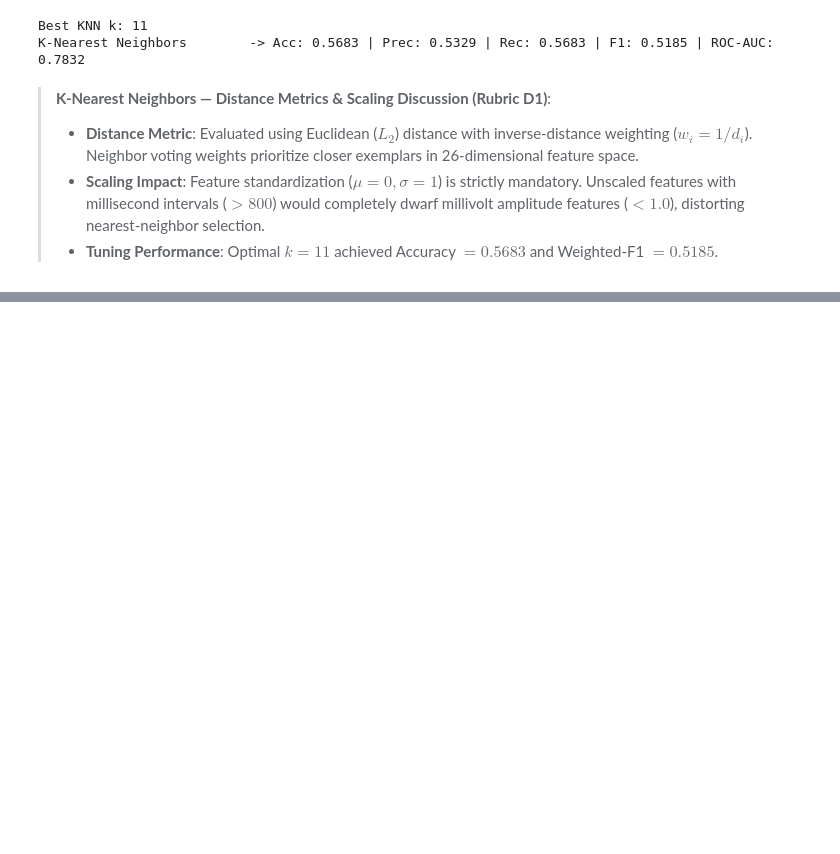
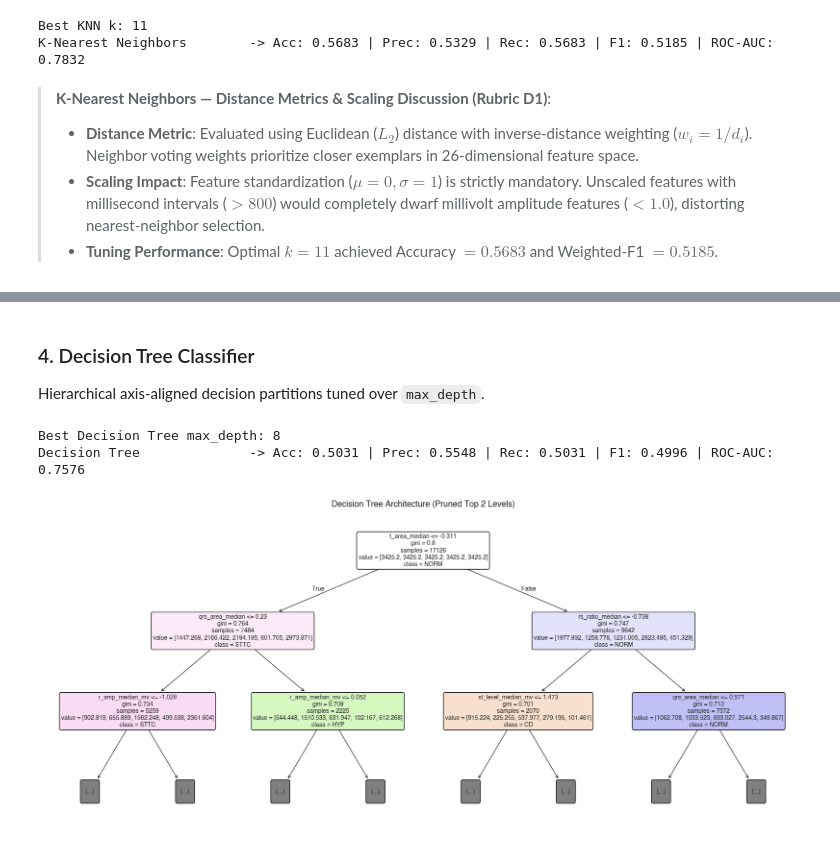
Before and after one commit to Harishraghult/ML_project, a Jupyter notebook: notebooks/classification.ipynb, the cells around one changed output, grey strips where cells are left out. Saved outputs shown, nothing was run; the diff lists cells and outputs as text; code cells hidden in the pictures; blank space fills up the shorter version.

Commit message:
feat(classification): benchmark Gaussian Naive Bayes and Decision Tree classifier with tree plot

```diff
--- a/notebooks/classification.ipynb
+++ b/notebooks/classification.ipynb
@@ -499,0 +503,10 @@ K-Nearest Neighbors        -> Acc: 0.5683 | Prec: 0.5329 | Rec: 0.5683 | F1: 0.5
+# %%
+gnb_pipe = Pipeline([
+    ('imputer', SimpleImputer(strategy='median')),
+    ('scaler', StandardScaler()),
+    ('model', GaussianNB())
+])
+gnb_pipe.fit(X_train_raw, y_train)
+best_gnb = gnb_pipe.named_steps['model']
+y_pred_gnb = gnb_pipe.predict(X_test_raw)
+evaluate_classifier('Gaussian Naive Bayes', best_gnb, y_test, y_pred_gnb, X_test_scaled, gnb_pipe)
@@ -499,0 +521,34 @@ K-Nearest Neighbors        -> Acc: 0.5683 | Prec: 0.5329 | Rec: 0.5683 | F1: 0.5
+# %% [markdown]
+### 4. Decision Tree Classifier
+Hierarchical axis-aligned decision partitions tuned over `max_depth`.
+# %%
+dt_pipe = Pipeline([
+    ('imputer', SimpleImputer(strategy='median')),
+    ('scaler', StandardScaler()),
+    ('model', DecisionTreeClassifier(class_weight='balanced', random_state=RANDOM_STATE))
+])
+
+dt_cv = GridSearchCV(
+    dt_pipe,
+    param_grid={'model__max_depth': [3, 5, 8]},
+    scoring='f1_weighted',
+    cv=clf_cv_splits,
+    n_jobs=-1
+)
+dt_cv.fit(X_train_raw, y_train)
+best_dt_pipe = dt_cv.best_estimator_
+best_dt = best_dt_pipe.named_steps['model']
+y_pred_dt = best_dt_pipe.predict(X_test_raw)
+print(f"Best Decision Tree max_depth: {dt_cv.best_params_['model__max_depth']}")
+evaluate_classifier('Decision Tree', best_dt, y_test, y_pred_dt, X_test_scaled, best_dt_pipe)
+
+# Plot Tree Architecture - BUG-01 Fix: Use estimator's own class mapping list(best_dt.classes_)
+plt.figure(figsize=(18, 8))
+plot_tree(best_dt, max_depth=2, feature_names=feature_cols, class_names=list(best_dt.classes_), filled=True, rounded=True, fontsize=10)
+plt.title('Decision Tree Architecture (Pruned Top 2 Levels)', fontsize=14, fontweight='bold')
+plt.tight_layout()
+plt.show()
+# %% [output]
+Best Decision Tree max_depth: 8
+Decision Tree              -> Acc: 0.5031 | Prec: 0.5548 | Rec: 0.5031 | F1: 0.4996 | ROC-AUC: 0.7576
+[figure, added]
```
Also changed, not shown: parts of 4 cells of this notebook.
